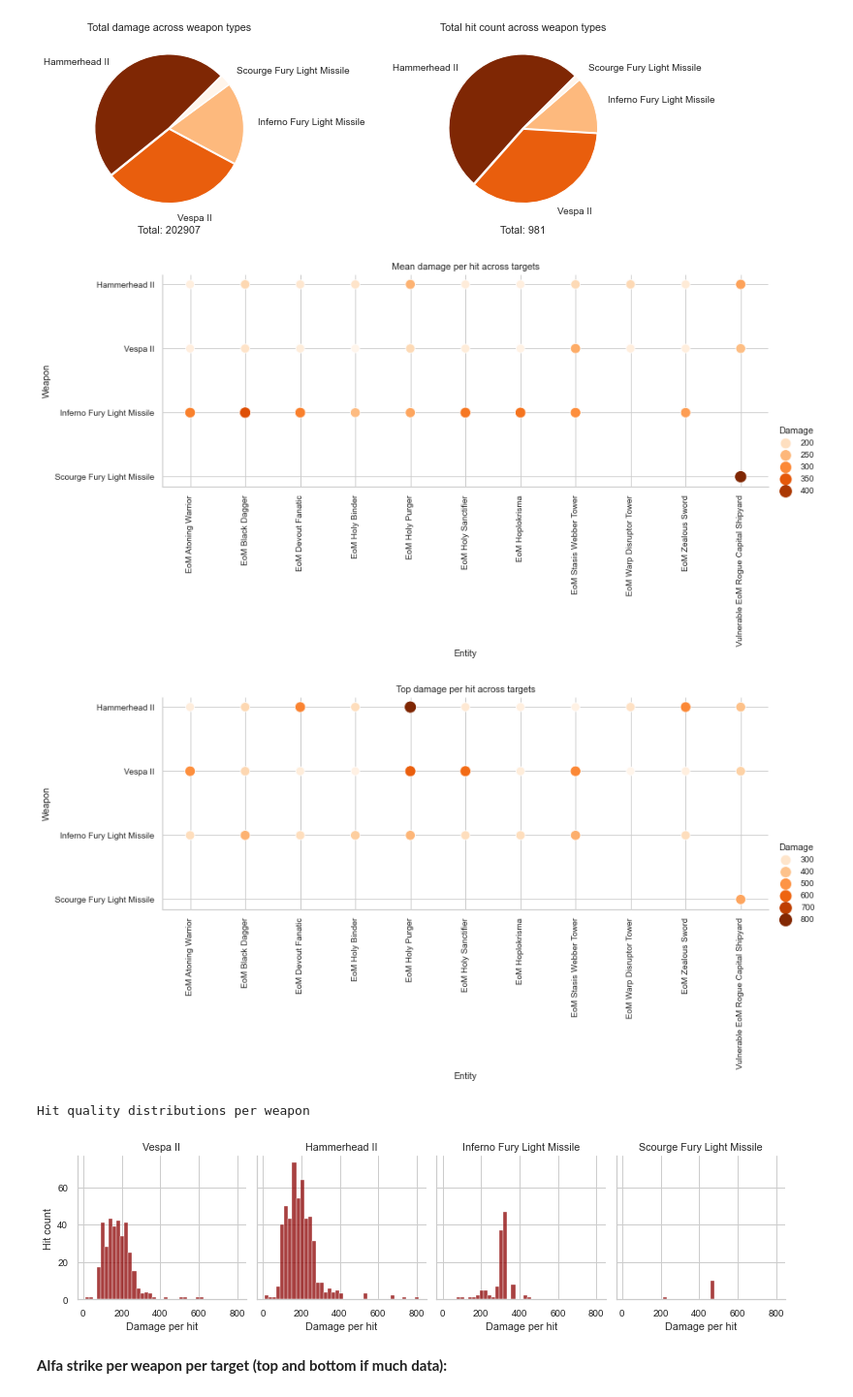
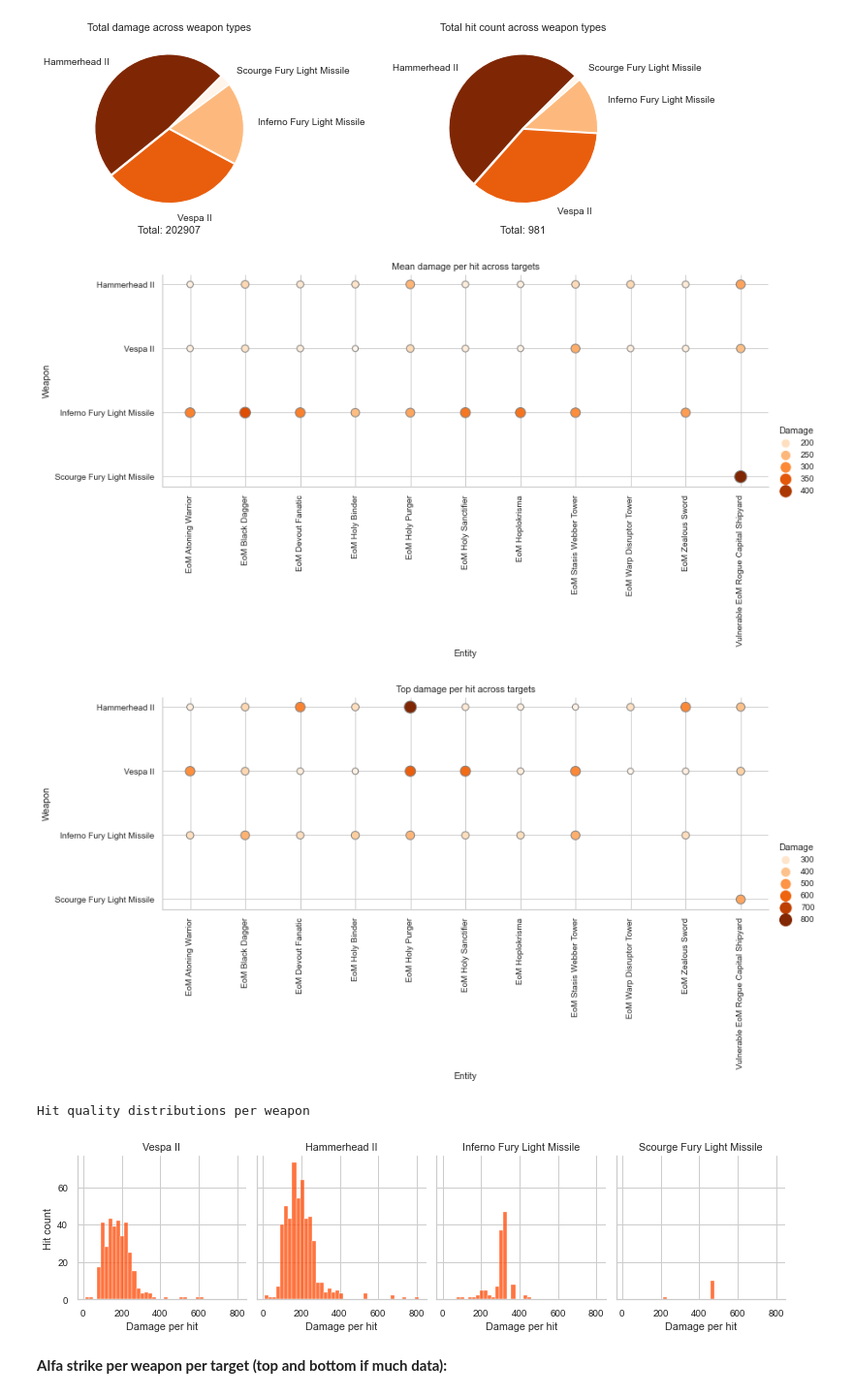
Before and after one commit to mislavskii/EvELogs, a Jupyter notebook: DamageExchangePub.ipynb, the cells around one changed output. Shown at 97% size. Saved outputs shown, nothing was run; the diff lists cells and outputs as text; code cells hidden in the pictures.

```diff
--- a/DamageExchangePub.ipynb
+++ b/DamageExchangePub.ipynb
@@ -270,14 +276,14 @@ else:
 # %%
 if weapons:
     # Plotting mean and top damage scores per weapon across all targets
-    mean_damage_scores = pd.DataFrame(dealt_df.groupby(['Weapon', 'Entity']).Damage.mean()).sort_values(by='Entity')
+    mean_damage_scores = pd.DataFrame(dealt_df.groupby(['Weapon', 'Entity']).Damage.mean()).sort_values(by='Entity').astype('int')
     top_damage_scores = pd.DataFrame(dealt_df.groupby(['Weapon', 'Entity']).Damage.max()).sort_values(by='Entity')
 
     # Mean damage
     sns.relplot(y="Weapon", x="Entity", hue="Damage", size='Damage',
                 data=mean_damage_scores,
-                height=4, aspect=3,
-                palette='Oranges', sizes=(100, 200)
+                height=4, aspect=3, linewidth=1, edgecolor='gray',
+                palette='Oranges', sizes=(50, 200)
         )
     plt.tick_params(axis='x', rotation=90)
     plt.title('Mean damage per hit across targets')
@@ -286,30 +292,30 @@ if weapons:
     # Top damage
     sns.relplot(y="Weapon", x="Entity", hue="Damage", size='Damage',
                 data=top_damage_scores,
-                height=4, aspect=3,
-                palette='Oranges', sizes=(100, 200)
+                height=4, aspect=3, linewidth=1, edgecolor='gray',
+                palette='Oranges', sizes=(50, 200)
         )
     plt.tick_params(axis='x', rotation=90)
     plt.title('Top damage per hit across targets')
     plt.show()
 # %% [output]
-[figure, old version]
+[figure, new version]
-[figure, old version]
+[figure, new version]
 # %%
 # Generating hit quality histograms with Seaborn
 if weapons:
     print('Hit quality distributions per weapon')
     g = sns.displot(
         data=dealt_df, x="Damage", col="Weapon",
         col_wrap=5,
-        height=3, aspect=.9, color='darkred'
+        height=3, aspect=.9, color='orangered'
     )
     g.set_axis_labels("Damage per hit", "Hit count")
     g.set_titles("{col_name}")
     plt.show()
 # %% [output]
 Hit quality distributions per weapon
-[figure, old version]
+[figure, new version]
 # %% [markdown]
 **Alfa strike per weapon per target (top and bottom if much data):**
 # %%
```
Also changed, not shown: parts of 6 cells of this notebook.
